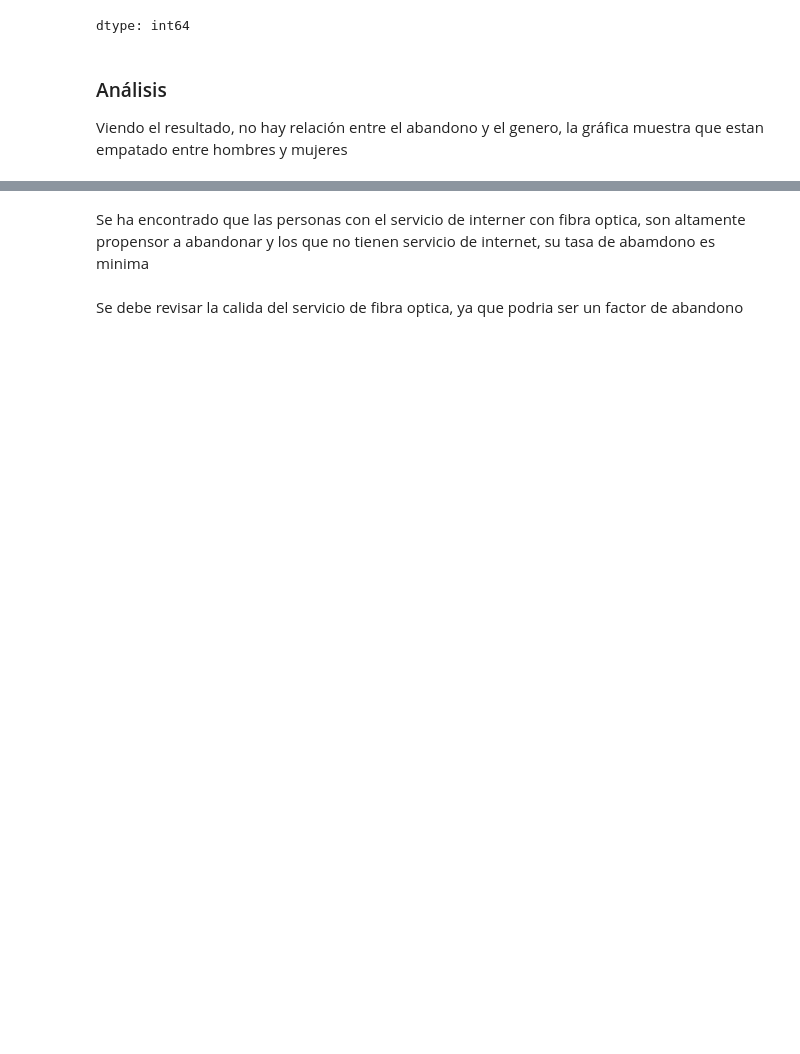
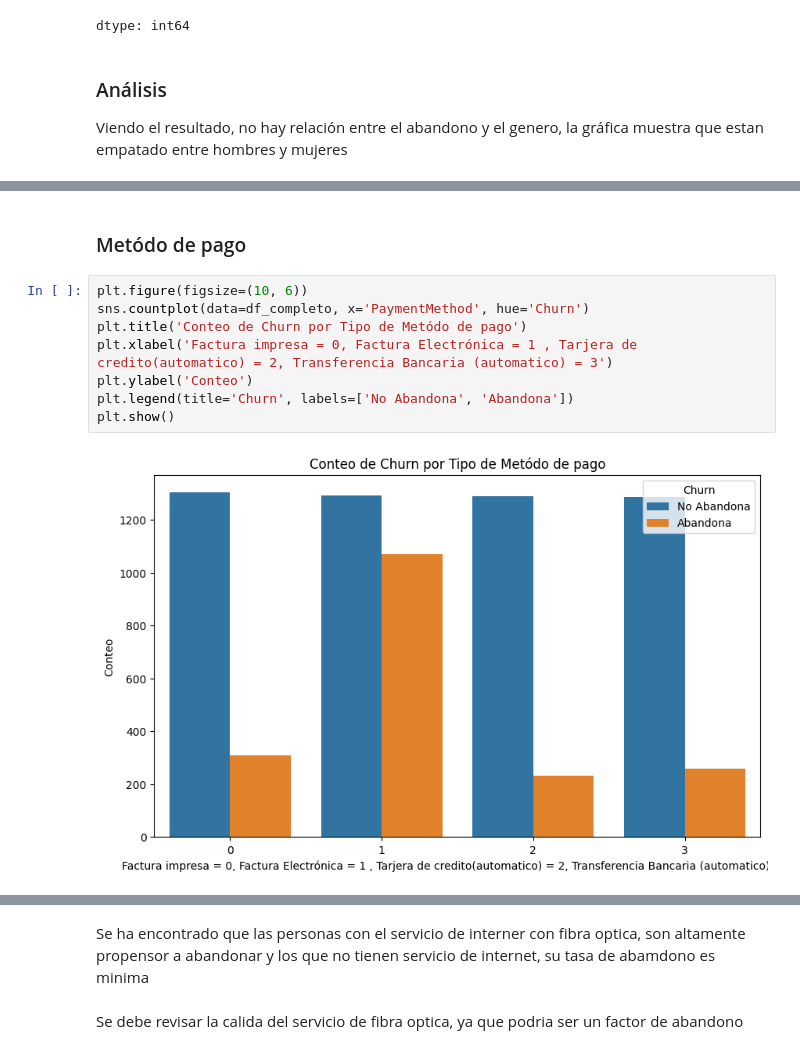
Before and after one commit to Cristiand056/Alura_Teleconx_LATAM, a Jupyter notebook: TelecomX_LATAM.ipynb, the cells around one changed output, grey strips where cells are left out. Drawn from its saved outputs; the diff is of its cells as text; blank space fills up the shorter version.

```diff
--- a/TelecomX_LATAM.ipynb
+++ b/TelecomX_LATAM.ipynb
@@ -229 +246,13 @@ Entre hombres y mujeres, las personas sin pareja son un poco más propenso a ter
+# %% [markdown]
+### Metódo de pago
+# %%
+plt.figure(figsize=(10, 6))
+sns.countplot(data=df_completo, x='PaymentMethod', hue='Churn')
+plt.title('Conteo de Churn por Tipo de Metódo de pago')
+plt.xlabel('Factura impresa = 0, Factura Electrónica = 1 , Tarjera de credito(automatico) = 2, Transferencia Bancaria (automatico) = 3')
+plt.ylabel('Conteo')
+plt.legend(title='Churn', labels=['No Abandona', 'Abandona'])
+plt.show()
+# %% [output]
+[figure, added]
 # %%
```
Also changed, not shown: parts of 26 cells of this notebook.
